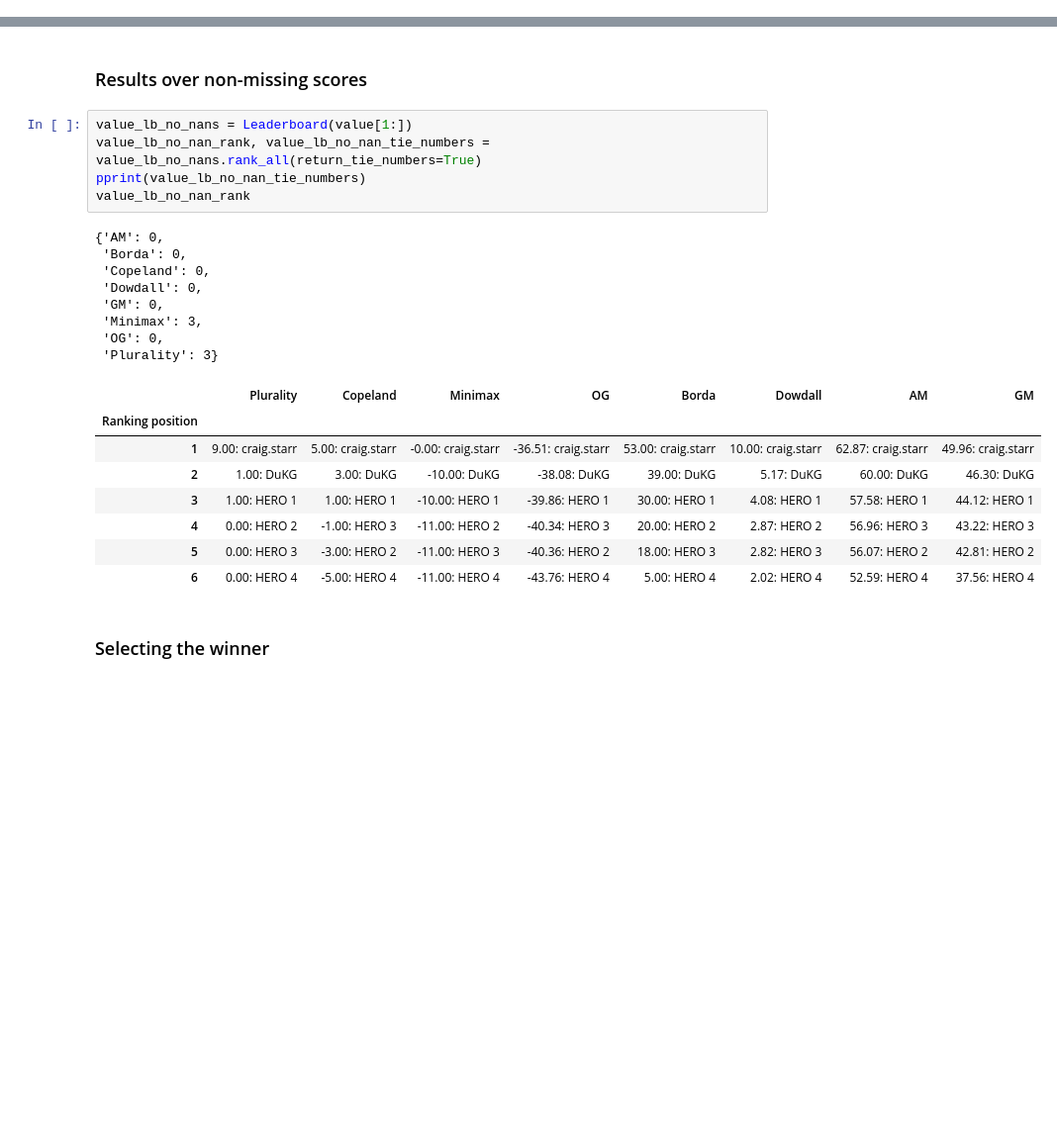
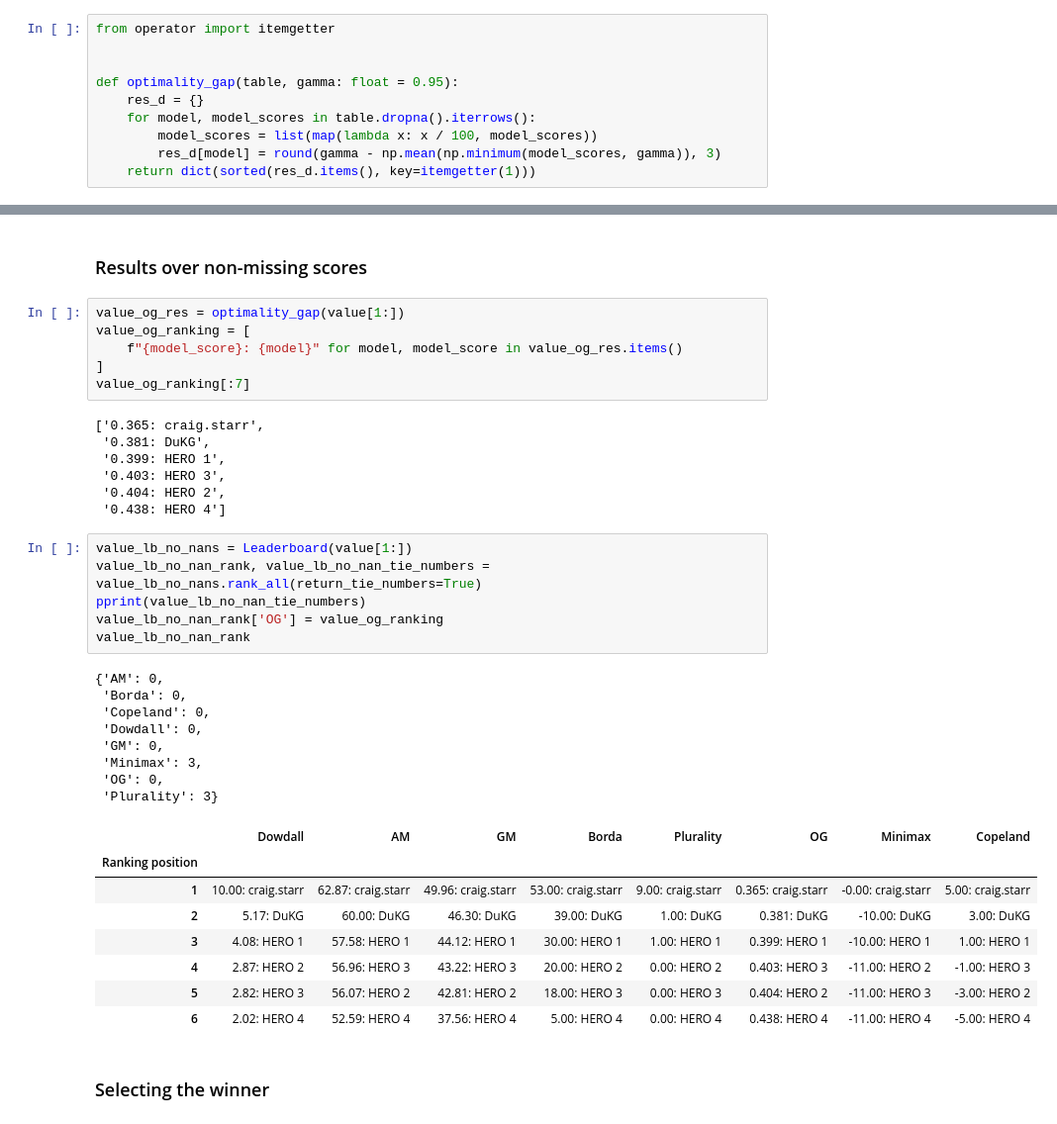
Before and after one commit to PragmaticsLab/vote_and_rank, a Jupyter notebook: case studies/CS1 - Reranking Leaderboards.ipynb, the cells around one changed output, grey strips where cells are left out. Shown: that part at 99% size. Saved outputs shown, nothing was run; the diff lists cells and outputs as text; blank space fills up the shorter version.

```diff
--- a/case studies/CS1 - Reranking Leaderboards.ipynb
+++ b/case studies/CS1 - Reranking Leaderboards.ipynb
@@ -45,3 +41,13 @@ See the caveats in the documentation: https://pandas.pydata.org/pandas-docs/stab
 | MacALBERT + DKM | 74.8 | 97.0 | 91.3 | 91.1 | 97.8 | 92.0 | 94.5 | 52.6 | 94.5 | 92.6 | 92.8 | ... |
 # %% [markdown]
 ### Ranking
+# %%
+from operator import itemgetter
+
+
+def optimality_gap(table, gamma: float = 0.95):
+    res_d = {}
+    for model, model_scores in table.dropna().iterrows():
+        model_scores = list(map(lambda x: x / 100, model_scores))
+        res_d[model] = round(gamma - np.mean(np.minimum(model_scores, gamma)), 3)
+    return dict(sorted(res_d.items(), key=itemgetter(1)))
@@ -283,27 +330,41 @@ value_lb_with_nan.elect_all(drop_mean=True)
 # %% [markdown]
 ### Results over non-missing scores
+# %%
+value_og_res = optimality_gap(value[1:])
+value_og_ranking = [
+    f"{model_score}: {model}" for model, model_score in value_og_res.items()
+]
+value_og_ranking[:7]
+# %% [output]
+['0.365: craig.starr',
+ '0.381: DuKG',
+ '0.399: HERO 1',
+ '0.403: HERO 3',
+ '0.404: HERO 2',
+ '0.438: HERO 4']
 # %%
 value_lb_no_nans = Leaderboard(value[1:])
 value_lb_no_nan_rank, value_lb_no_nan_tie_numbers = value_lb_no_nans.rank_all(return_tie_numbers=True)
 pprint(value_lb_no_nan_tie_numbers)
+value_lb_no_nan_rank['OG'] = value_og_ranking
 value_lb_no_nan_rank
 # %% [output]
 {'AM': 0,
  'Borda': 0,
  'Copeland': 0,
  'Dowdall': 0,
  'GM': 0,
  'Minimax': 3,
  'OG': 0,
  'Plurality': 3}
-|  | Plurality | Copeland | Minimax | OG | Borda | Dowdall | AM | GM |
+|  | Dowdall | AM | GM | Borda | Plurality | OG | Minimax | Copeland |
 | Ranking position |  |  |  |  |  |  |  |  |
-| 1 | 9.00: craig.starr | 5.00: craig.starr | -0.00: craig.starr | -36.51: craig.starr | 53.00: craig.starr | 10.00: craig.starr | 62.87: craig.starr | 49.96: craig.starr |
-| 2 | 1.00: DuKG | 3.00: DuKG | -10.00: DuKG | -38.08: DuKG | 39.00: DuKG | 5.17: DuKG | 60.00: DuKG | 46.30: DuKG |
-| 3 | 1.00: HERO 1 | 1.00: HERO 1 | -10.00: HERO 1 | -39.86: HERO 1 | 30.00: HERO 1 | 4.08: HERO 1 | 57.58: HERO 1 | 44.12: HERO 1 |
-| 4 | 0.00: HERO 2 | -1.00: HERO 3 | -11.00: HERO 2 | -40.34: HERO 3 | 20.00: HERO 2 | 2.87: HERO 2 | 56.96: HERO 3 | 43.22: HERO 3 |
-| 5 | 0.00: HERO 3 | -3.00: HERO 2 | -11.00: HERO 3 | -40.36: HERO 2 | 18.00: HERO 3 | 2.82: HERO 3 | 56.07: HERO 2 | 42.81: HERO 2 |
-| 6 | 0.00: HERO 4 | -5.00: HERO 4 | -11.00: HERO 4 | -43.76: HERO 4 | 5.00: HERO 4 | 2.02: HERO 4 | 52.59: HERO 4 | 37.56: HERO 4 |
+| 1 | 10.00: craig.starr | 62.87: craig.starr | 49.96: craig.starr | 53.00: craig.starr | 9.00: craig.starr | 0.365: craig.starr | -0.00: craig.starr | 5.00: craig.starr |
+| 2 | 5.17: DuKG | 60.00: DuKG | 46.30: DuKG | 39.00: DuKG | 1.00: DuKG | 0.381: DuKG | -10.00: DuKG | 3.00: DuKG |
+| 3 | 4.08: HERO 1 | 57.58: HERO 1 | 44.12: HERO 1 | 30.00: HERO 1 | 1.00: HERO 1 | 0.399: HERO 1 | -10.00: HERO 1 | 1.00: HERO 1 |
+| 4 | 2.87: HERO 2 | 56.96: HERO 3 | 43.22: HERO 3 | 20.00: HERO 2 | 0.00: HERO 2 | 0.403: HERO 3 | -11.00: HERO 2 | -1.00: HERO 3 |
+| 5 | 2.82: HERO 3 | 56.07: HERO 2 | 42.81: HERO 2 | 18.00: HERO 3 | 0.00: HERO 3 | 0.404: HERO 2 | -11.00: HERO 3 | -3.00: HERO 2 |
+| 6 | 2.02: HERO 4 | 52.59: HERO 4 | 37.56: HERO 4 | 5.00: HERO 4 | 0.00: HERO 4 | 0.438: HERO 4 | -11.00: HERO 4 | -5.00: HERO 4 |
 # %% [markdown]
 ### Selecting the winner
 # %%
```
Also changed, not shown: parts of 18 cells of this notebook, 4 other files.
